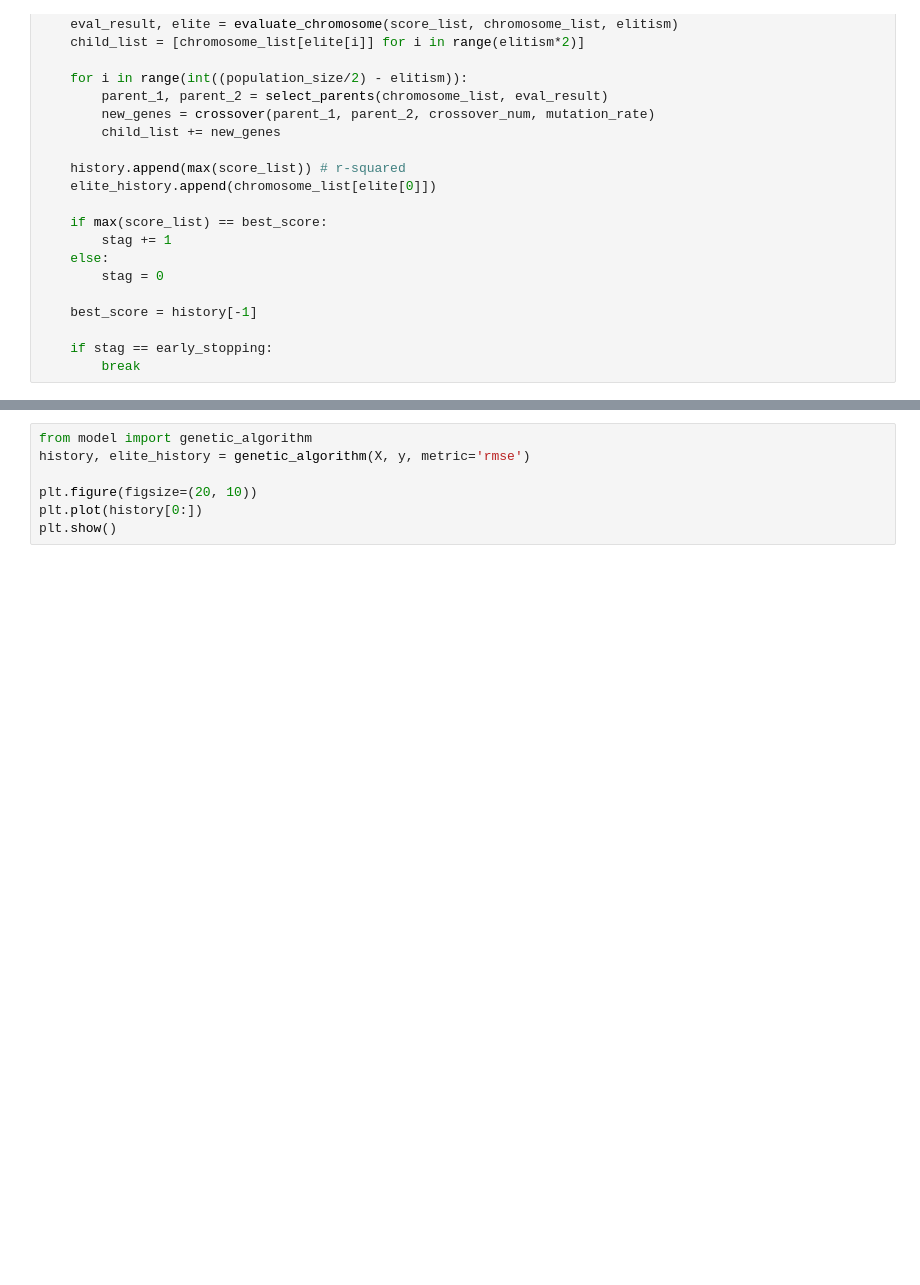
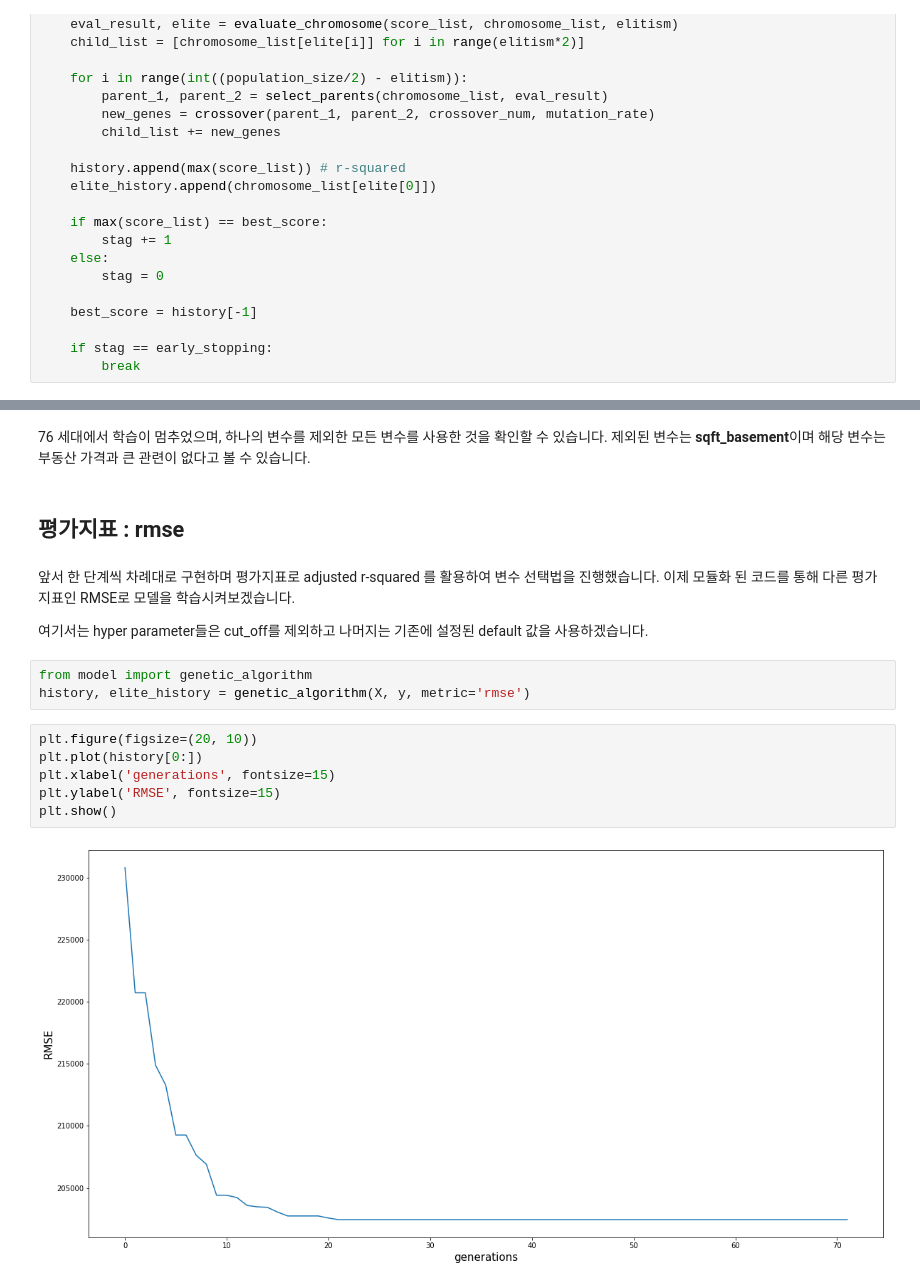
Before and after one commit to yunkio/Feature-Selection-with-Genetic-Algorithm, a Jupyter notebook: Tutorial.ipynb, the cells around one changed output, grey strips where cells are left out. Cells and saved outputs as stored; diff of their text form; blank space fills up the shorter version.

```diff
--- a/Tutorial.ipynb
+++ b/Tutorial.ipynb
@@ -224,7 +325,19 @@ plt.show()
+# %% [markdown]
+76 세대에서 학습이 멈추었으며, 하나의 변수를 제외한 모든 변수를 사용한 것을 확인할 수 있습니다. 제외된 변수는 **sqft_basement**이며 해당 변수는 부동산 가격과 큰 관련이 없다고 볼 수 있습니다.
+# %% [markdown]
+## 평가지표 : rmse
+# %% [markdown]
+앞서 한 단계씩 차례대로 구현하며 평가지표로 adjusted r-squared 를 활용하여 변수 선택법을 진행했습니다. 이제 모듈화 된 코드를 통해 다른 평가지표인 RMSE로 모델을 학습시켜보겠습니다.
+
+여기서는 hyper parameter들은 cut_off를 제외하고 나머지는 기존에 설정된 default 값을 사용하겠습니다.
 # %%
 from model import genetic_algorithm
 history, elite_history = genetic_algorithm(X, y, metric='rmse')
-
-plt.figure(figsize=(20, 10))
-plt.plot(history[0:])
-plt.show()
+# %%
+plt.figure(figsize=(20, 10))
+plt.plot(history[0:])
+plt.xlabel('generations', fontsize=15)
+plt.ylabel('RMSE', fontsize=15)
+plt.show()
+# %% [output]
+[figure, added]
```
Also changed, not shown: parts of 46 cells of this notebook, 7 other files.
